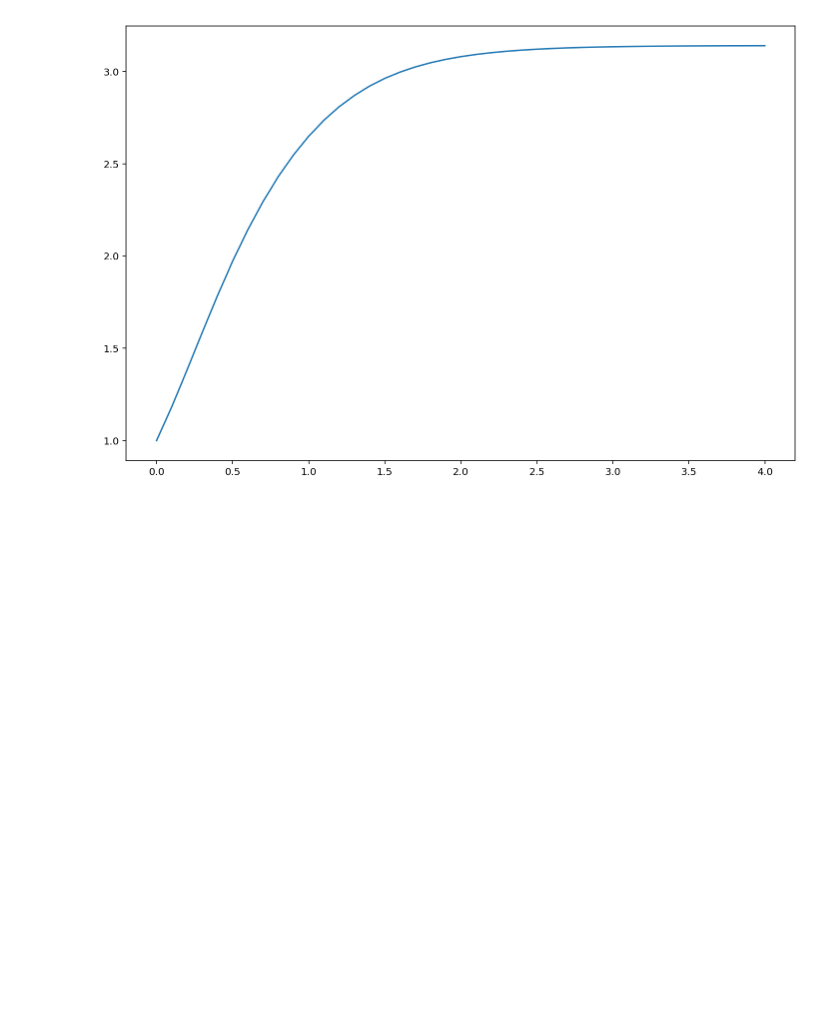
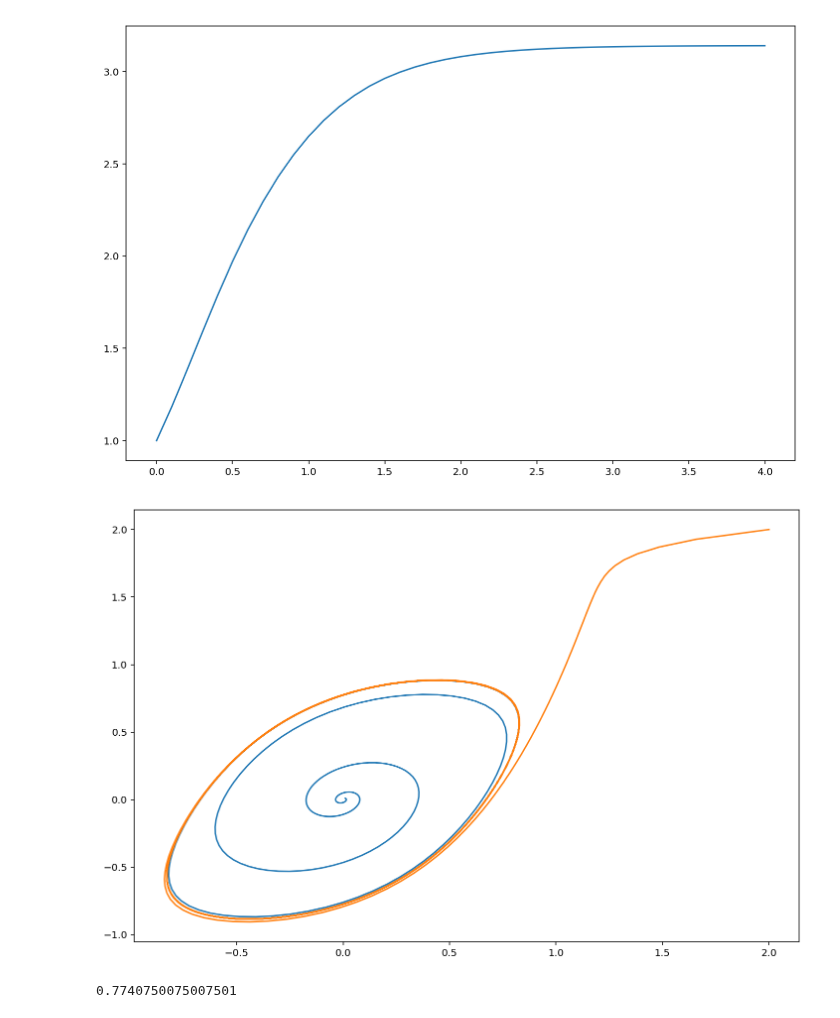
Before and after one commit to themichaelyang/dynsys, a Jupyter notebook: hw-9.ipynb, the cells around one changed output. Drawn from its saved outputs; the diff is of its cells as text; code cells hidden in the pictures; blank space fills up the shorter version.

```diff
--- a/hw-9.ipynb
+++ b/hw-9.ipynb
@@ -132,3 +132,29 @@ part2_problem2(1)
 part2_problem2(0.1)
 # %% [output]
 [figure]
+# %%
+def part2_problem3():
+    x_start, x_end = (0, 80)
+    a1 = np.array([0.01, 0.01])
+    a2 = np.array([2, 2])
+
+    x_approx, uv_approx1 = modified_euler(a1, x_start, x_end,
+                                         lambda u: np.array((u[1] - u[0]**3, -u[0] + (u[1]/2))),
+                                         0.1)
+    x_approx, uv_approx2 = modified_euler(a2, x_start, x_end,
+                                     lambda u: np.array((u[1] - u[0]**3, -u[0] + (u[1]/2))),
+                                     0.1)
+
+    u_approx1 = np.array(uv_approx1)[:,0]
+    v_approx1 = np.array(uv_approx1)[:,1]
+
+    u_approx2 = np.array(uv_approx2)[:,0]
+    v_approx2 = np.array(uv_approx2)[:,1]
+
+    fig, ax = plt.subplots(figsize=(12, 8))
+    ax.plot(u_approx1, v_approx1)
+    ax.plot(u_approx2, v_approx2)
+# %%
+part2_problem3()
+# %% [output]
+[figure, added]
@@ -134,0 +178,4 @@ part2_problem2(0.1)
+# %%
+print(part2_problem3c())
+# %% [output]
+0.7740750075007501
```
Also changed, not shown: parts of 6 cells of this notebook, 1 other file.
